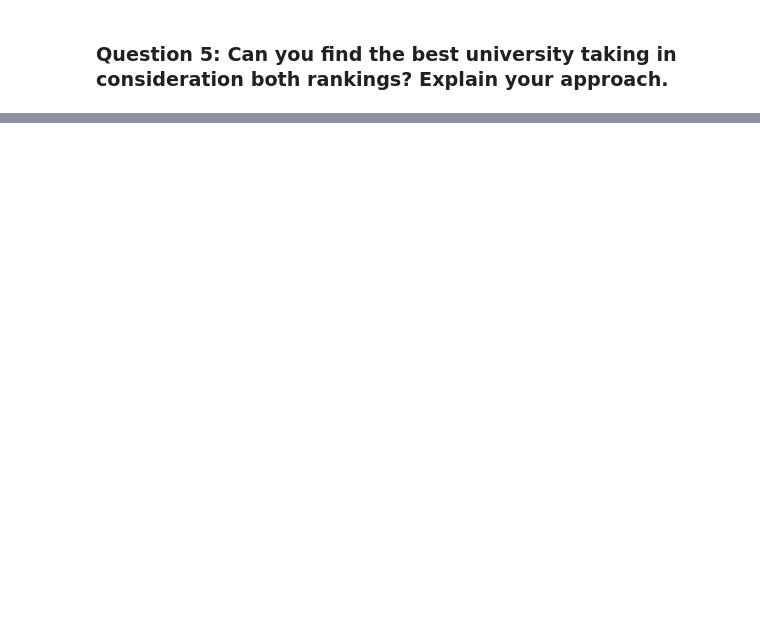
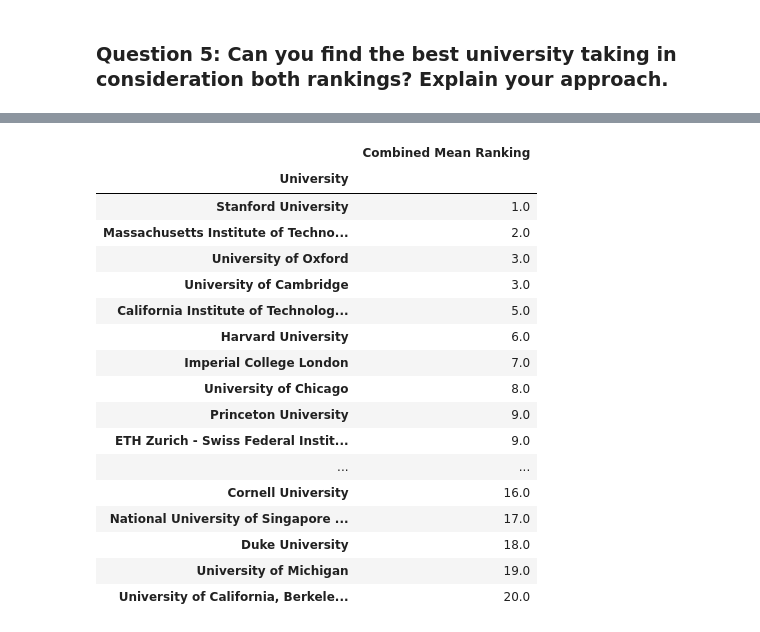
Before and after one commit to justcho5/ADA, a Jupyter notebook: homework02.ipynb, the cells around one changed output, grey strips where cells are left out. Saved outputs shown, nothing was run; the diff lists cells and outputs as text; code cells hidden in the pictures; blank space fills up the shorter version.

```diff
--- a/homework02.ipynb
+++ b/homework02.ipynb
@@ -777,0 +823,24 @@ combined_rank
+# %%
+# This is the combined best university ranking
+combined_ranks.rename(columns = {'final_withties':'Combined Mean Ranking'}, inplace = True)
+combined_ranks.index = combined_ranks.index.rename("University")
+combined_ranks[['Combined Mean Ranking']].head(20)
+# %% [output]
+|  | Combined Mean Ranking |
+| University |  |
+| Stanford University | 1.0 |
+| Massachusetts Institute of Techno... | 2.0 |
+| University of Oxford | 3.0 |
+| University of Cambridge | 3.0 |
+| California Institute of Technolog... | 5.0 |
+| Harvard University | 6.0 |
+| Imperial College London | 7.0 |
+| University of Chicago | 8.0 |
+| Princeton University | 9.0 |
+| ETH Zurich - Swiss Federal Instit... | 9.0 |
+| ... | ... |
+| Cornell University | 16.0 |
+| National University of Singapore ... | 17.0 |
+| Duke University | 18.0 |
+| University of Michigan | 19.0 |
+| University of California, Berkele... | 20.0 |
```
Also changed, not shown: parts of 10 cells of this notebook.
